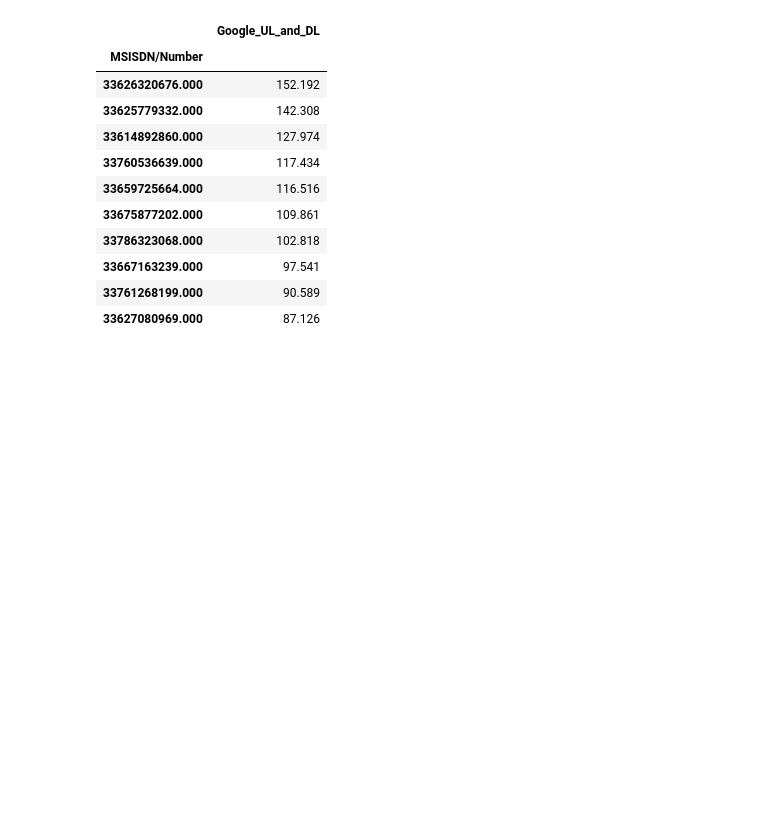
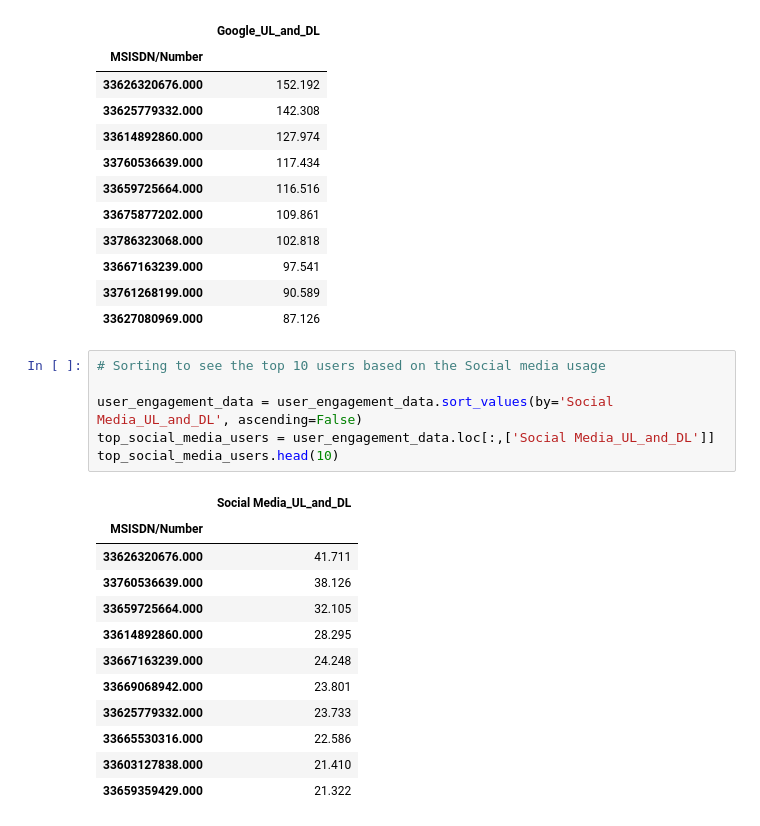
Before and after one commit to Micky373/Telecom_user_analytics, a Jupyter notebook: notebooks/user_engagement_analysis.ipynb, the cells around one changed output. Drawn from its saved outputs; the diff is of its cells as text; blank space fills up the shorter version.

```diff
--- a/notebooks/user_engagement_analysis.ipynb
+++ b/notebooks/user_engagement_analysis.ipynb
@@ -383,3 +383,22 @@ top_google_users.head(10)
 | 33667163239.000 | 97.541 |
 | 33761268199.000 | 90.589 |
 | 33627080969.000 | 87.126 |
+# %%
+# Sorting to see the top 10 users based on the Social media usage
+
+user_engagement_data = user_engagement_data.sort_values(by='Social Media_UL_and_DL', ascending=False)
+top_social_media_users = user_engagement_data.loc[:,['Social Media_UL_and_DL']]
+top_social_media_users.head(10)
+# %% [output]
+|  | Social Media_UL_and_DL |
+| MSISDN/Number |  |
+| 33626320676.000 | 41.711 |
+| 33760536639.000 | 38.126 |
+| 33659725664.000 | 32.105 |
+| 33614892860.000 | 28.295 |
+| 33667163239.000 | 24.248 |
+| 33669068942.000 | 23.801 |
+| 33625779332.000 | 23.733 |
+| 33665530316.000 | 22.586 |
+| 33603127838.000 | 21.410 |
+| 33659359429.000 | 21.322 |
```
Also changed, not shown: parts of 1 cell of this notebook.
